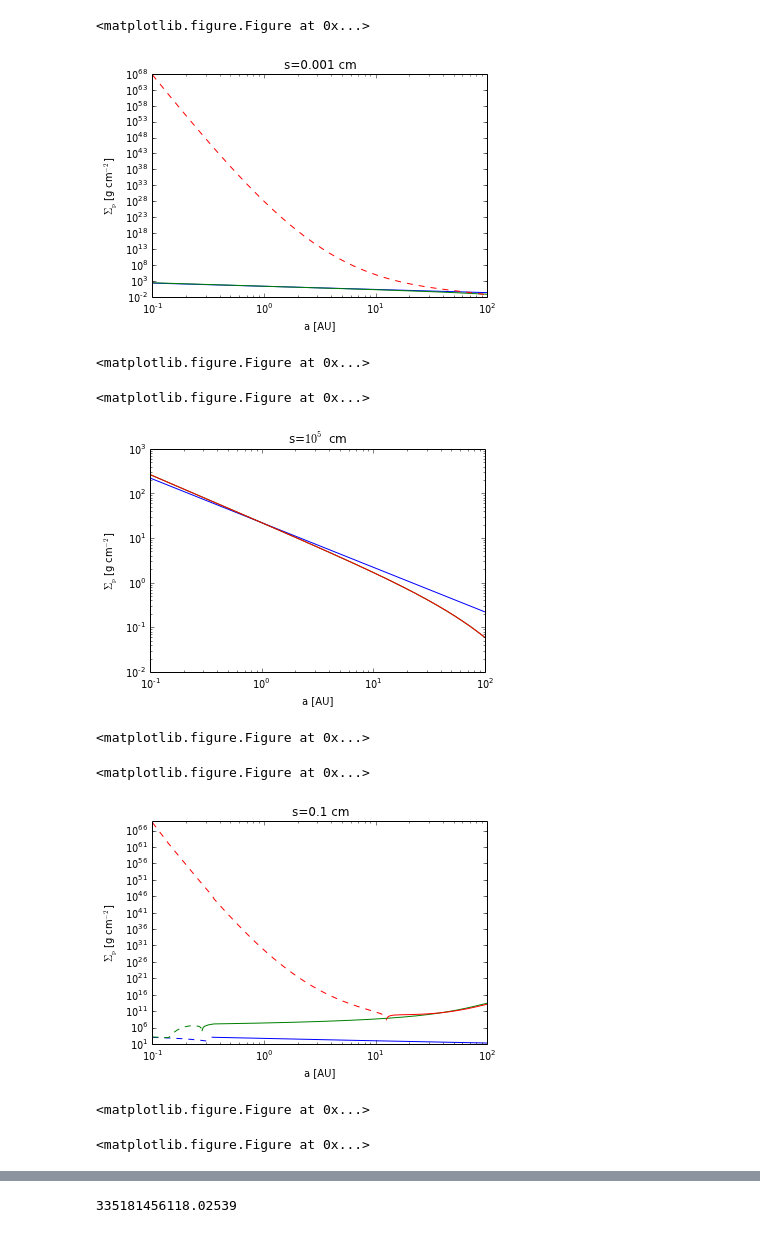
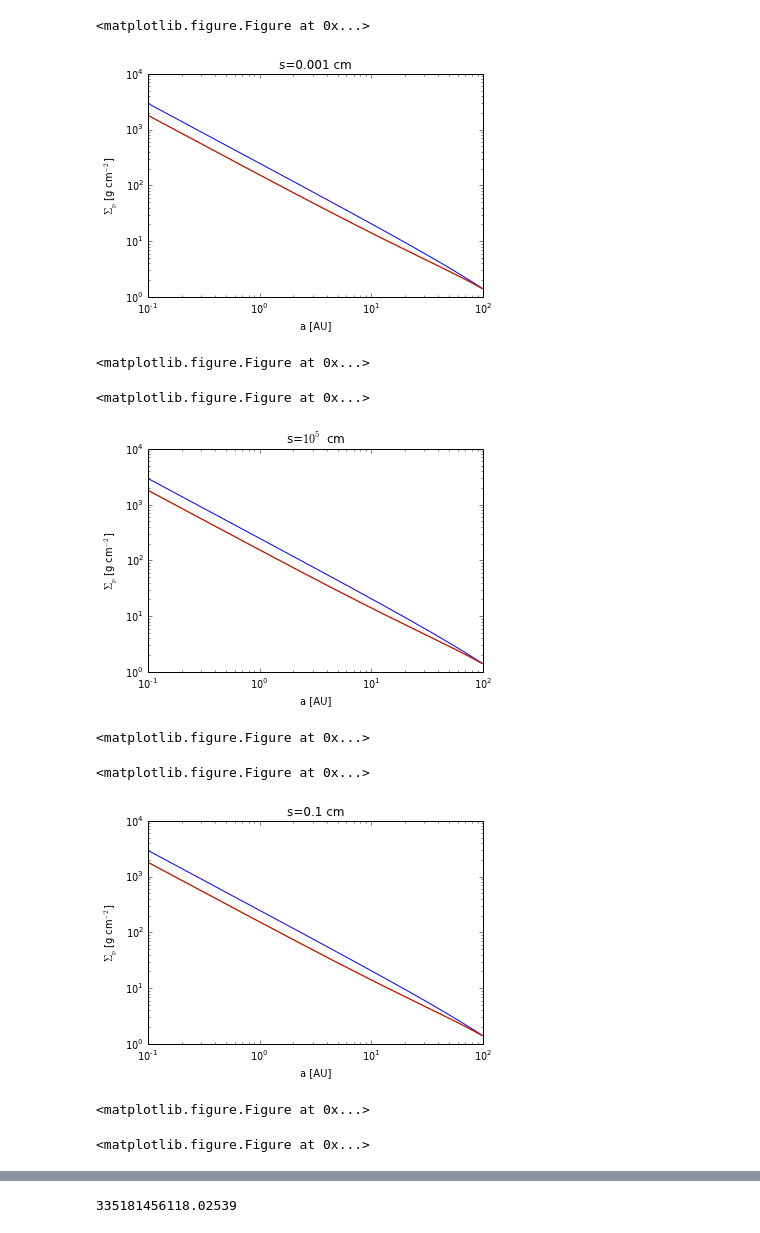
Before and after one commit to apiso/Thesis, a Jupyter notebook: python/drift_and_acc.ipynb, the cells around one changed output, grey strips where cells are left out. Cells and saved outputs as stored; diff of their text form; code cells hidden in the pictures.

```diff
--- a/python/drift_and_acc.ipynb
+++ b/python/drift_and_acc.ipynb
@@ -521,12 +554,13 @@ for i in range(n - 1):
 import time
 from IPython import display
 for i in range(n - 1):
-    plt.loglog(r[:-1], array1[:, i, 4])
-    plt.loglog(r[:-1], -array1[:, i, 4], '--b')
-    plt.loglog(r[:-1], array1t[:, i, 4])
-    plt.loglog(r[:-1], -array1t[:, i, 4], '--g')
-    plt.loglog(r[:-1], array1tc[:, i, 4])
-    plt.loglog(r[:-1], -array1tc[:, i, 4], '--r')
+    #plt.loglog(r[:-1], array1[:, i, 4])
+    #plt.loglog(r[:-1], -array1[:, i, 6], '--b')
+    plt.loglog(r, sigarray[:, i])
+    plt.loglog(r[:-1], array1t[:, i, 6])
+    plt.loglog(r[:-1], -array1t[:, i, 6], '--g')
+    plt.loglog(r[:-1], array1tc[:, i, 6])
+    plt.loglog(r[:-1], -array1tc[:, i, 6], '--r')
     plt.title('s=0.001 cm')
     plt.xlabel('a [AU]')
     plt.ylabel(r'$\Sigma_{\rm p}$ [g cm$^{-2}$]')
@@ -535,19 +569,20 @@ for i in range(n - 1):
     display.display(plt.gcf())
     time.sleep(0.00001)
 # %% [output]
-[figure, old version]
+[figure, new version]
 <matplotlib.figure.Figure at 0x...>
 <matplotlib.figure.Figure at 0x...>
 # %%
 import time
 from IPython import display
 for i in range(n - 1):
-    plt.loglog(r[:-1], array2[:, i, 4])
-    plt.loglog(r[:-1], -array2[:, i, 4], '--b')
-    plt.loglog(r[:-1], array2t[:, i, 4])
-    plt.loglog(r[:-1], -array2t[:, i, 4], '--g')
-    plt.loglog(r[:-1], array2tc[:, i, 4])
-    plt.loglog(r[:-1], -array2tc[:, i, 4], '--r')
+    #plt.loglog(r[:-1], array2[:, i, 4])
+    #plt.loglog(r[:-1], -array2[:, i, 4], '--b')
+    plt.loglog(r, sigarray[:, i])
+    plt.loglog(r[:-1], array2t[:, i, 6])
+    plt.loglog(r[:-1], -array2t[:, i, 6], '--g')
+    plt.loglog(r[:-1], array2tc[:, i, 6])
+    plt.loglog(r[:-1], -array2tc[:, i, 6], '--r')
     plt.title(r's=$10^5$ cm')
     plt.xlabel('a [AU]')
     plt.ylabel(r'$\Sigma_{\rm p}$ [g cm$^{-2}$]')
@@ -556,28 +591,29 @@ for i in range(n - 1):
     display.display(plt.gcf())
     time.sleep(0.00001)
 # %% [output]
-[figure, old version]
+[figure, new version]
 <matplotlib.figure.Figure at 0x...>
 <matplotlib.figure.Figure at 0x...>
 # %%
 import time
 from IPython import display
 for i in range(n - 1):
-    plt.loglog(r[:-1], array3[:, i, 4])
-    plt.loglog(r[:-1], -array3[:, i, 4], '--b')
-    plt.loglog(r[:-1], array3t[:, i, 4])
-    plt.loglog(r[:-1], -array3t[:, i, 4], '--g')
-    plt.loglog(r[:-1], array3tc[:, i, 4])
-    plt.loglog(r[:-1], -array3tc[:, i, 4], '--r')
+    #plt.loglog(r[:-1], array3[:, i, 4])
+    #plt.loglog(r[:-1], -array3[:, i, 4], '--b')
+    plt.loglog(r, sigarray[:, i])
+    plt.loglog(r[:-1], array3t[:, i, 6])
+    plt.loglog(r[:-1], -array3t[:, i, 6], '--g')
+    plt.loglog(r[:-1], array3tc[:, i, 6])
+    plt.loglog(r[:-1], -array3tc[:, i, 6], '--r')
     plt.title('s=0.1 cm')
     plt.xlabel('a [AU]')
     plt.ylabel(r'$\Sigma_{\rm p}$ [g cm$^{-2}$]')
     display.clear_output(wait=True)
     plt.show()
     display.display(plt.gcf())
     time.sleep(0.00001)
 # %% [output]
-[figure, old version]
+[figure, new version]
 <matplotlib.figure.Figure at 0x...>
 <matplotlib.figure.Figure at 0x...>
 # %%
```
Also changed, not shown: parts of 14 cells of this notebook, 2 other files.
